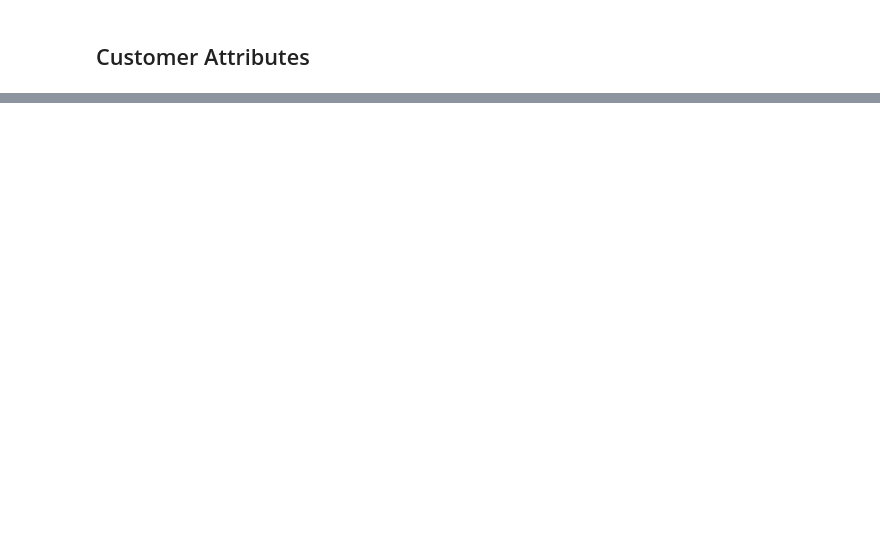
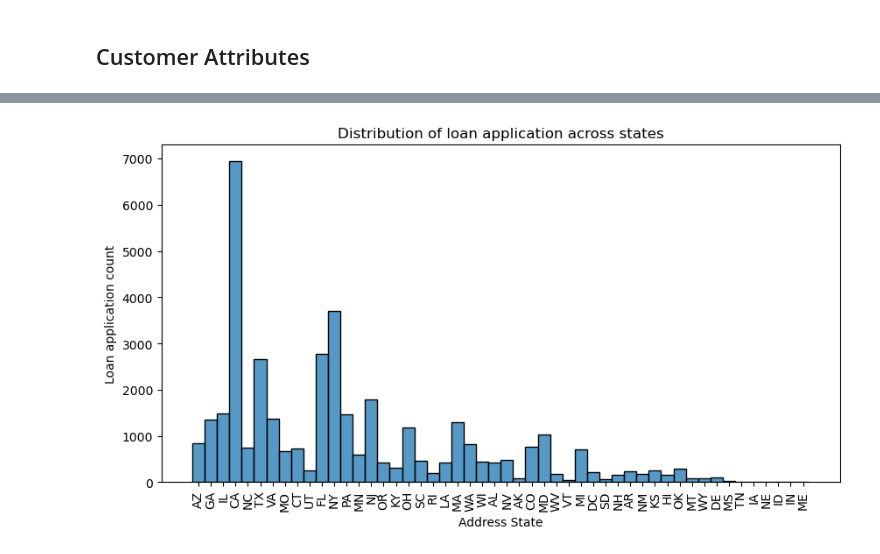
Before and after one commit to arijeetsaha/Lending_Club_Case_Study, a Jupyter notebook: Arijeet.ipynb, the cells around one changed output, grey strips where cells are left out. Saved outputs shown, nothing was run; the diff lists cells and outputs as text; code cells hidden in the pictures; blank space fills up the shorter version.

```diff
--- a/Arijeet.ipynb
+++ b/Arijeet.ipynb
@@ -129,5 +131,5 @@ df.duplicated().sum()
 # %%
 # Remove all the columns from the dataframe which have missing values
 
-df1 = df.drop(columns= missing_val_cols)
+df_clean = df.drop(columns= missing_val_cols)
 # %%
@@ -137,5 +139,5 @@ df1.shape
 # %%
 # Removing all columns which has 1 unique value
 
-df2 = df1.drop(columns=df1.columns[df1.nunique()==1])
+df_clean.drop(columns=df_clean.columns[df_clean.nunique()==1], inplace=True)
 # %%
@@ -181,0 +240,4 @@ Index(['addr_state', 'annual_inc', 'collection_recovery_fee', 'delinq_2yrs',
+# %%
+# Dropping columns which has no relevance for charged off analysis
+
+df_clean.drop(columns=['url', 'desc', 'title', 'zip_code','earliest_cr_line'], inplace=True)
@@ -181,0 +341,4 @@ Index(['addr_state', 'annual_inc', 'collection_recovery_fee', 'delinq_2yrs',
+# %%
+# Removing all loan status which are in currently in progress as these wont be used for analysis.
+
+df_clean = df_clean[~(df_clean.loan_status == "Current")]
@@ -246,0 +356,10 @@ plt.show()
+# %%
+plt.figure(figsize=(10,5))
+sns.histplot(data=df_clean, x="addr_state")
+plt.xticks(rotation=90)
+plt.xlabel("Address State")
+plt.ylabel("Loan application count")
+plt.title("Distribution of loan application across states")
+plt.show()
+# %% [output]
+[figure, added]
```
Also changed, not shown: parts of 172 cells of this notebook.
